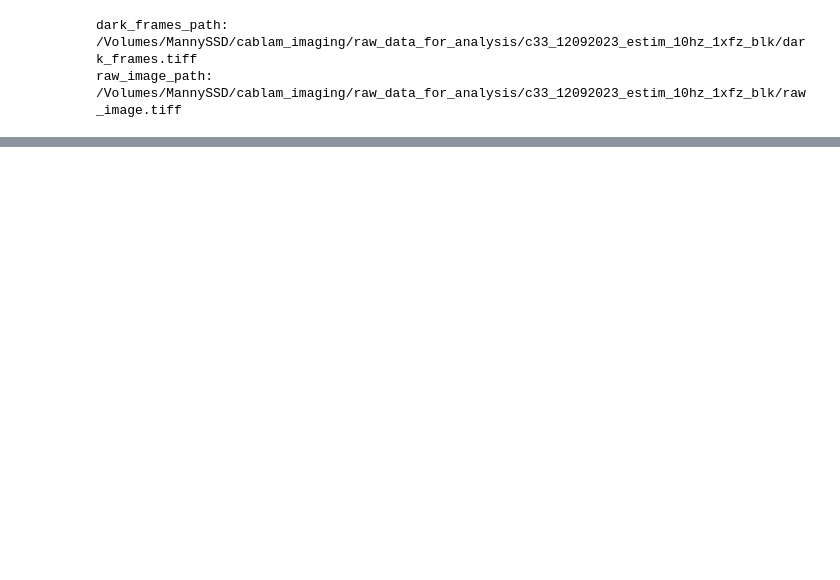
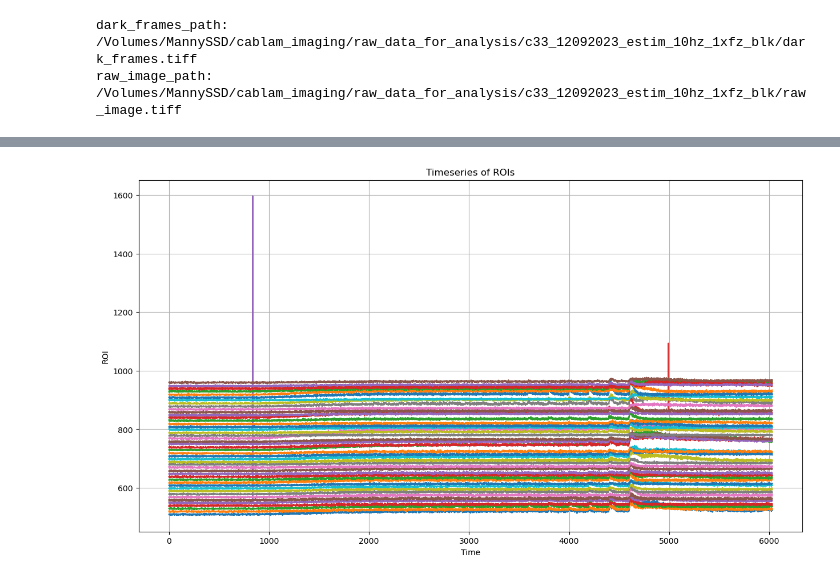
Before and after one commit to ecresp1el/biolumi_calcium_imaging, a Jupyter notebook: notebooks/calcium_imaging_analysis.ipynb, the cells around one changed output, grey strips where cells are left out. Saved outputs shown, nothing was run; the diff lists cells and outputs as text; code cells hidden in the pictures; blank space fills up the shorter version.

```diff
--- a/notebooks/calcium_imaging_analysis.ipynb
+++ b/notebooks/calcium_imaging_analysis.ipynb
@@ -80,0 +216,33 @@ plt.show()
+# %%
+
+# Assuming 'tiff_path' contains the path to your time series TIFF file
+# and 'labeled_image' is your ROI mask loaded as a numpy array
+time_series = io.imread(tiff_path)  # This should be a 3D numpy array (time, y, x)
+num_rois = np.max(labeled_image)
+num_frames = time_series.shape[0]
+
+# Initialize an array to hold the calcium signal data
+calcium_signals = np.zeros((num_rois, num_frames))
+
+# Process each frame to extract ROI signals
+for t in range(num_frames):
+    frame = time_series[t]
+    for roi in range(1, num_rois + 1):  # ROIs are labeled from 1 to num_rois
+        roi_mask = labeled_image == roi
+        roi_data = frame[roi_mask]
+        calcium_signals[roi - 1, t] = np.mean(roi_data) if roi_data.size > 0 else 0
+
+# Plotting the calcium signals
+offset = 10  # Change this value to adjust the vertical spacing between ROIs
+plt.figure(figsize=(15, 8))
+for roi in range(num_rois):
+    plt.plot(calcium_signals[roi] + offset * roi, label=f'ROI {roi + 1}')  # Offset each ROI signal
+
+plt.xlabel('Time')
+plt.ylabel('ROI')
+plt.title('Timeseries of ROIs')
+#plt.yticks(ticks=np.arange(num_rois) * offset, labels=np.arange(1, num_rois + 1))  # Set y-ticks to show ROI IDs
+plt.grid(True)
+plt.show()
+# %% [output]
+[figure, added]
```
Also changed, not shown: parts of 23 cells of this notebook, 2 other files.
